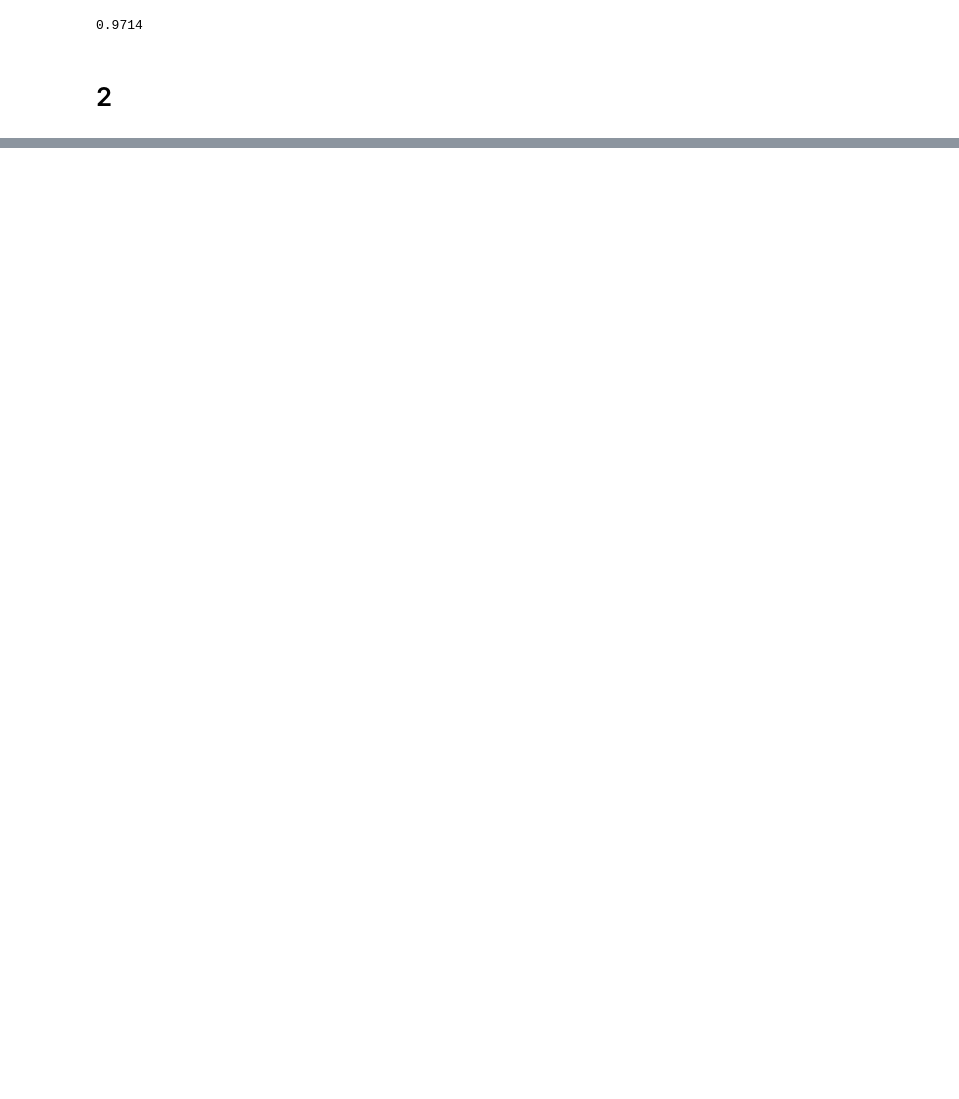
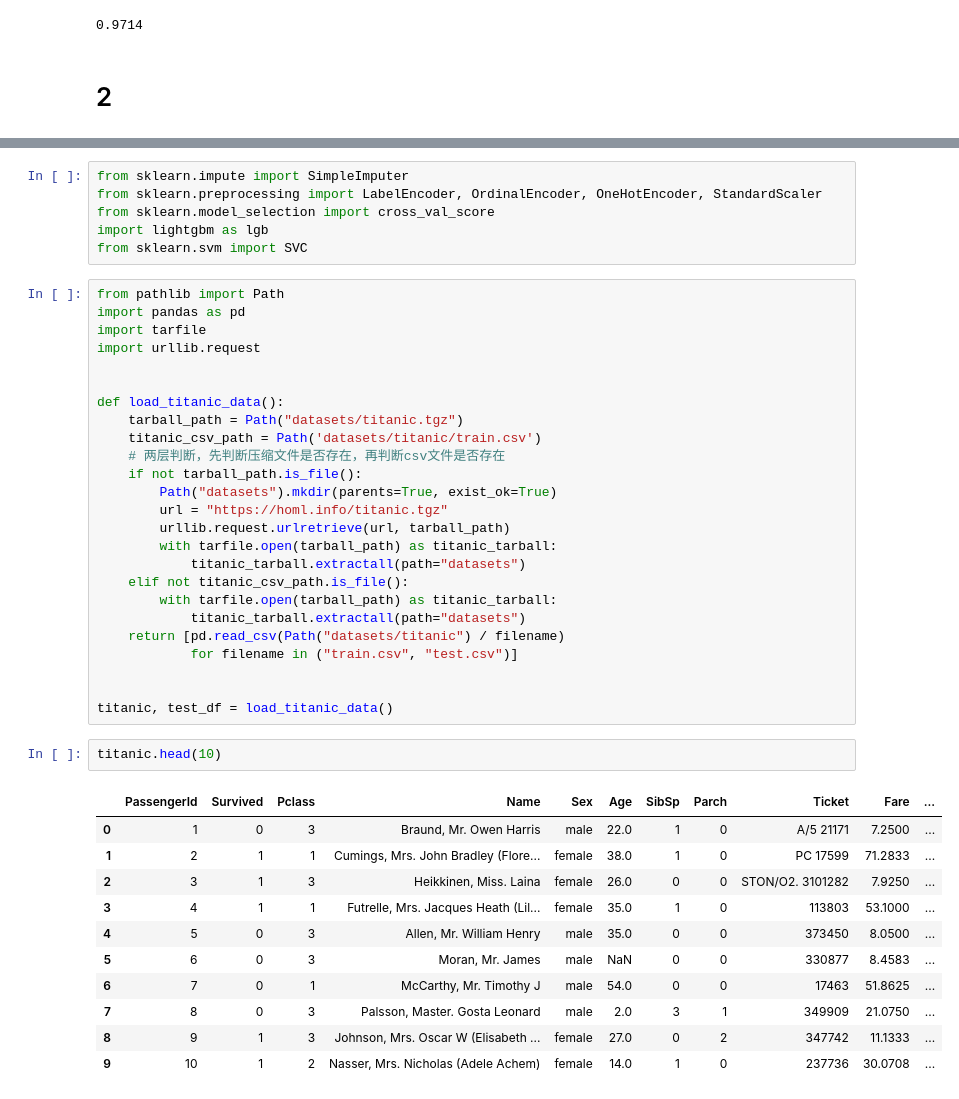
Before and after one commit to zhouchiji/handson-ml3, a Jupyter notebook: exercise/03_exercise.ipynb, the cells around one changed output, grey strips where cells are left out. Cells and saved outputs as stored; diff of their text form; blank space fills up the shorter version.

```diff
--- a/exercise/03_exercise.ipynb
+++ b/exercise/03_exercise.ipynb
@@ -43,0 +107,45 @@ RuntimeError: sequence argument must have length equal to input rank
+# %%
+from sklearn.impute import SimpleImputer
+from sklearn.preprocessing import LabelEncoder, OrdinalEncoder, OneHotEncoder, StandardScaler
+from sklearn.model_selection import cross_val_score
+import lightgbm as lgb
+from sklearn.svm import SVC
+# %%
+from pathlib import Path
+import pandas as pd
+import tarfile
+import urllib.request
+
+
+def load_titanic_data():
+    tarball_path = Path("datasets/titanic.tgz")
+    titanic_csv_path = Path('datasets/titanic/train.csv')
+    # 两层判断，先判断压缩文件是否存在，再判断csv文件是否存在
+    if not tarball_path.is_file():
+        Path("datasets").mkdir(parents=True, exist_ok=True)
+        url = "https://homl.info/titanic.tgz"
+        urllib.request.urlretrieve(url, tarball_path)
+        with tarfile.open(tarball_path) as titanic_tarball:
+            titanic_tarball.extractall(path="datasets")
+    elif not titanic_csv_path.is_file():
+        with tarfile.open(tarball_path) as titanic_tarball:
+            titanic_tarball.extractall(path="datasets")
+    return [pd.read_csv(Path("datasets/titanic") / filename)
+            for filename in ("train.csv", "test.csv")]
+
+
+titanic, test_df = load_titanic_data()
+# %%
+titanic.head(10)
+# %% [output]
+|  | PassengerId | Survived | Pclass | Name | Sex | Age | SibSp | Parch | Ticket | Fare | ... |
+| 0 | 1 | 0 | 3 | Braund, Mr. Owen Harris | male | 22.0 | 1 | 0 | A/5 21171 | 7.2500 | ... |
+| 1 | 2 | 1 | 1 | Cumings, Mrs. John Bradley (Flore... | female | 38.0 | 1 | 0 | PC 17599 | 71.2833 | ... |
+| 2 | 3 | 1 | 3 | Heikkinen, Miss. Laina | female | 26.0 | 0 | 0 | STON/O2. 3101282 | 7.9250 | ... |
+| 3 | 4 | 1 | 1 | Futrelle, Mrs. Jacques Heath (Lil... | female | 35.0 | 1 | 0 | 113803 | 53.1000 | ... |
+| 4 | 5 | 0 | 3 | Allen, Mr. William Henry | male | 35.0 | 0 | 0 | 373450 | 8.0500 | ... |
+| 5 | 6 | 0 | 3 | Moran, Mr. James | male | NaN | 0 | 0 | 330877 | 8.4583 | ... |
+| 6 | 7 | 0 | 1 | McCarthy, Mr. Timothy J | male | 54.0 | 0 | 0 | 17463 | 51.8625 | ... |
+| 7 | 8 | 0 | 3 | Palsson, Master. Gosta Leonard | male | 2.0 | 3 | 1 | 349909 | 21.0750 | ... |
+| 8 | 9 | 1 | 3 | Johnson, Mrs. Oscar W (Elisabeth ... | female | 27.0 | 0 | 2 | 347742 | 11.1333 | ... |
+| 9 | 10 | 1 | 2 | Nasser, Mrs. Nicholas (Adele Achem) | female | 14.0 | 1 | 0 | 237736 | 30.0708 | ... |
```
Also changed, not shown: parts of 26 cells of this notebook, 2 other files.
